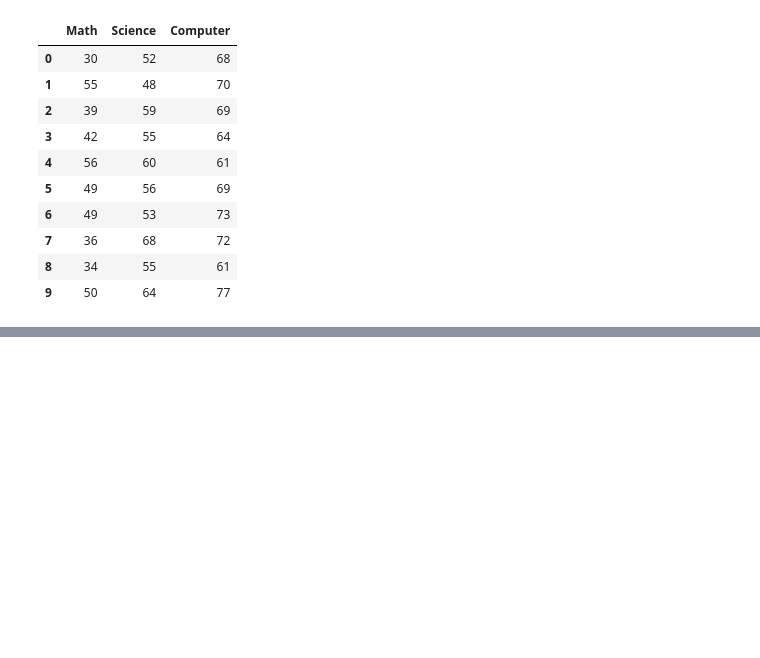
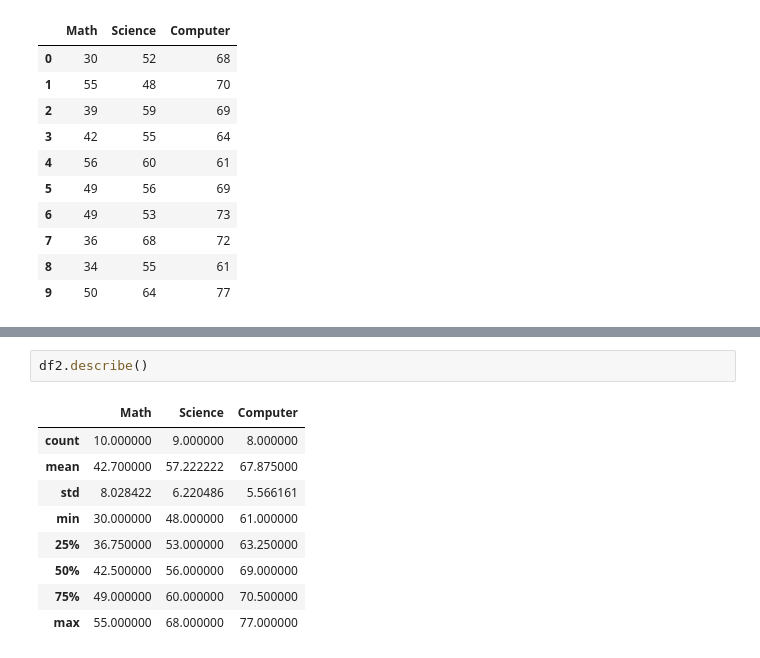
Before and after one commit to baivabbhusal/Python_class_Nccs, a Jupyter notebook: 18.pandas.ipynb, the cells around one changed output, grey strips where cells are left out. Drawn from its saved outputs; the diff is of its cells as text; blank space fills up the shorter version.

```diff
--- a/18.pandas.ipynb
+++ b/18.pandas.ipynb
@@ -209,0 +315,12 @@ df2
+# %%
+df2.describe()
+# %% [output]
+|  | Math | Science | Computer |
+| count | 10.000000 | 9.000000 | 8.000000 |
+| mean | 42.700000 | 57.222222 | 67.875000 |
+| std | 8.028422 | 6.220486 | 5.566161 |
+| min | 30.000000 | 48.000000 | 61.000000 |
+| 25% | 36.750000 | 53.000000 | 63.250000 |
+| 50% | 42.500000 | 56.000000 | 69.000000 |
+| 75% | 49.000000 | 60.000000 | 70.500000 |
+| max | 55.000000 | 68.000000 | 77.000000 |
```
Also changed, not shown: parts of 17 cells of this notebook.
